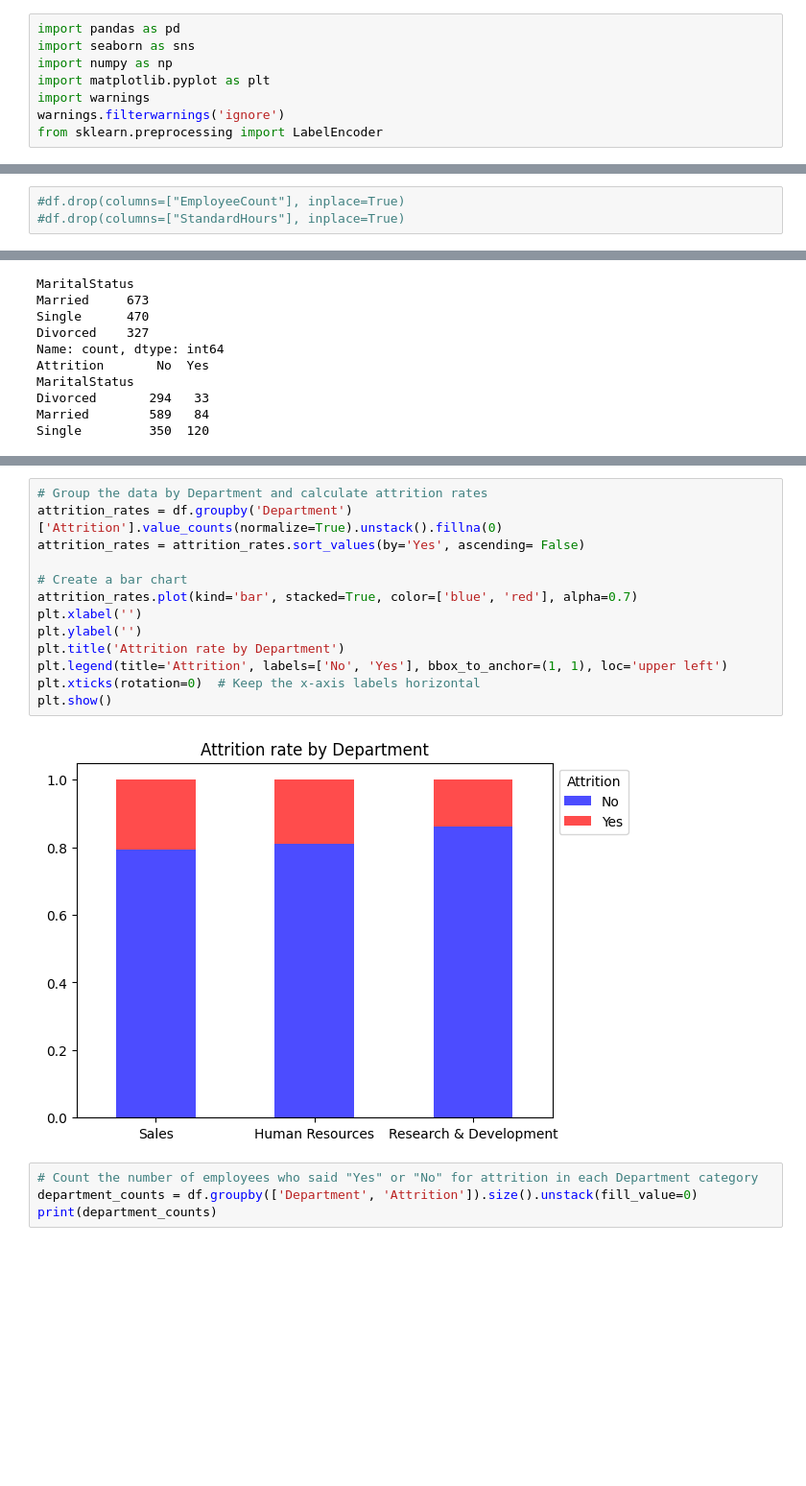
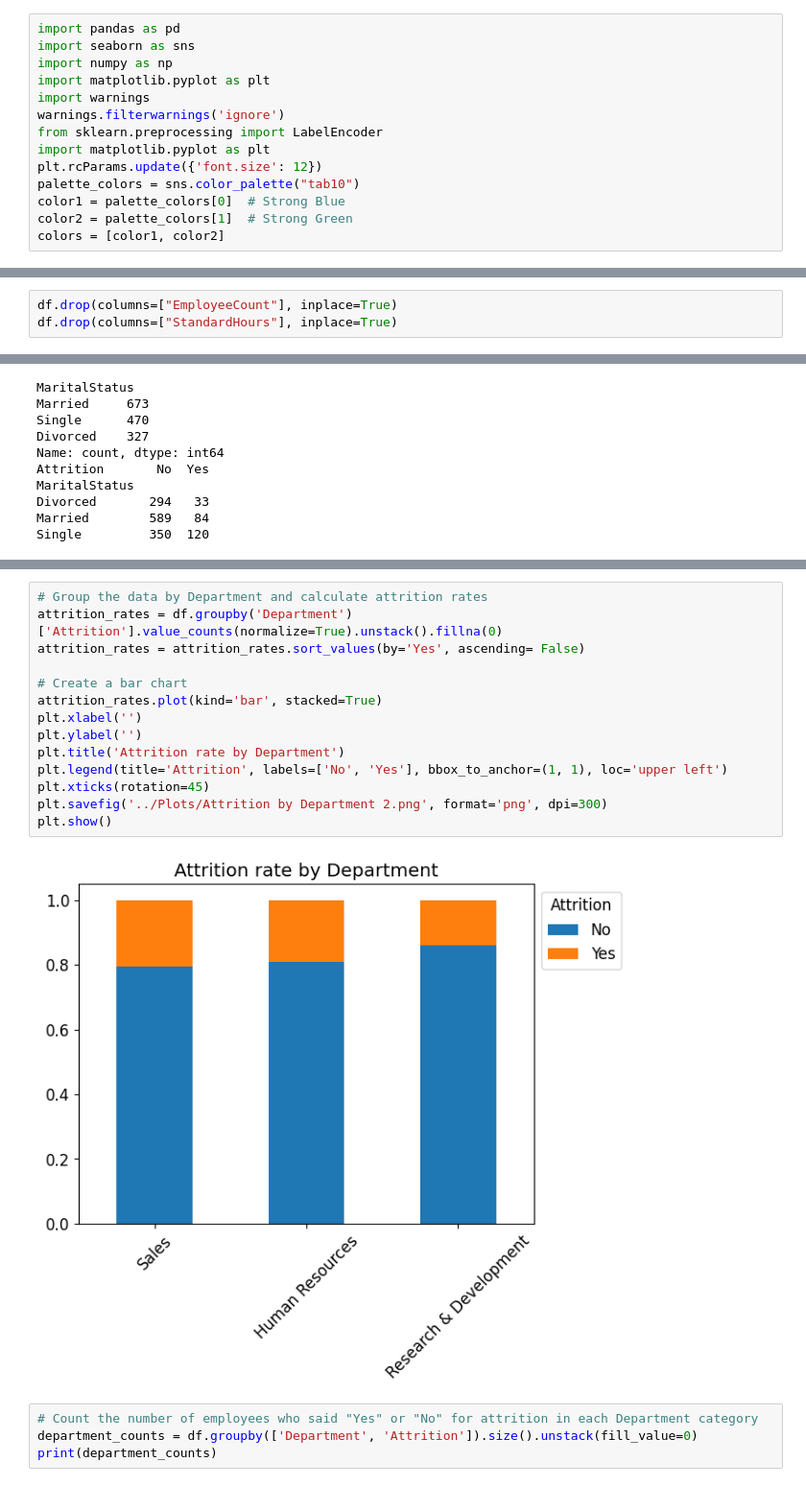
Before and after one commit to jmfsilvaj/HR-Analytics-Employee_Attrition, a Jupyter notebook: Notebooks/EDA.ipynb, the cells around one changed output, grey strips where cells are left out. Shown at 96% size. Drawn from its saved outputs; the diff is of its cells as text; blank space fills up the shorter version.

Commit message:
Plots upload and organization

```diff
--- a/Notebooks/EDA.ipynb
+++ b/Notebooks/EDA.ipynb
@@ -12,6 +12,12 @@ import matplotlib.pyplot as plt
 import warnings
 warnings.filterwarnings('ignore')
 from sklearn.preprocessing import LabelEncoder
+import matplotlib.pyplot as plt
+plt.rcParams.update({'font.size': 12})
+palette_colors = sns.color_palette("tab10")
+color1 = palette_colors[0]  # Strong Blue
+color2 = palette_colors[1]  # Strong Green
+colors = [color1, color2]
 # %% [markdown]
 <h1>3. Loading the Dataset
 # %% [markdown]
@@ -92,8 +98,8 @@ EmployeeCount and StandardHours have a standard deviation of 0, meaning that the
 <p>StandardHours = 80
 <p> We will drop this variables
 # %%
-#df.drop(columns=["EmployeeCount"], inplace=True)
-#df.drop(columns=["StandardHours"], inplace=True)
+df.drop(columns=["EmployeeCount"], inplace=True)
+df.drop(columns=["StandardHours"], inplace=True)
 # %%
 # Reset max_rows and max_columns options to their default values
 pd.reset_option('display.max_rows')
@@ -344,18 +485,19 @@ plt.show()
 # %%
 # Group the data by Department and calculate attrition rates
 attrition_rates = df.groupby('Department')['Attrition'].value_counts(normalize=True).unstack().fillna(0)
 attrition_rates = attrition_rates.sort_values(by='Yes', ascending= False)
 
 # Create a bar chart
-attrition_rates.plot(kind='bar', stacked=True, color=['blue', 'red'], alpha=0.7)
+attrition_rates.plot(kind='bar', stacked=True)
 plt.xlabel('')
 plt.ylabel('')
 plt.title('Attrition rate by Department')
 plt.legend(title='Attrition', labels=['No', 'Yes'], bbox_to_anchor=(1, 1), loc='upper left')
-plt.xticks(rotation=0)  # Keep the x-axis labels horizontal
+plt.xticks(rotation=45)
+plt.savefig('../Plots/Attrition by Department 2.png', format='png', dpi=300)
 plt.show()
 # %% [output]
-[figure, old version]
+[figure, new version]
 # %%
 # Count the number of employees who said "Yes" or "No" for attrition in each Department category
 department_counts = df.groupby(['Department', 'Attrition']).size().unstack(fill_value=0)
```
Also changed, not shown: parts of 35 cells of this notebook, 14 other files.
